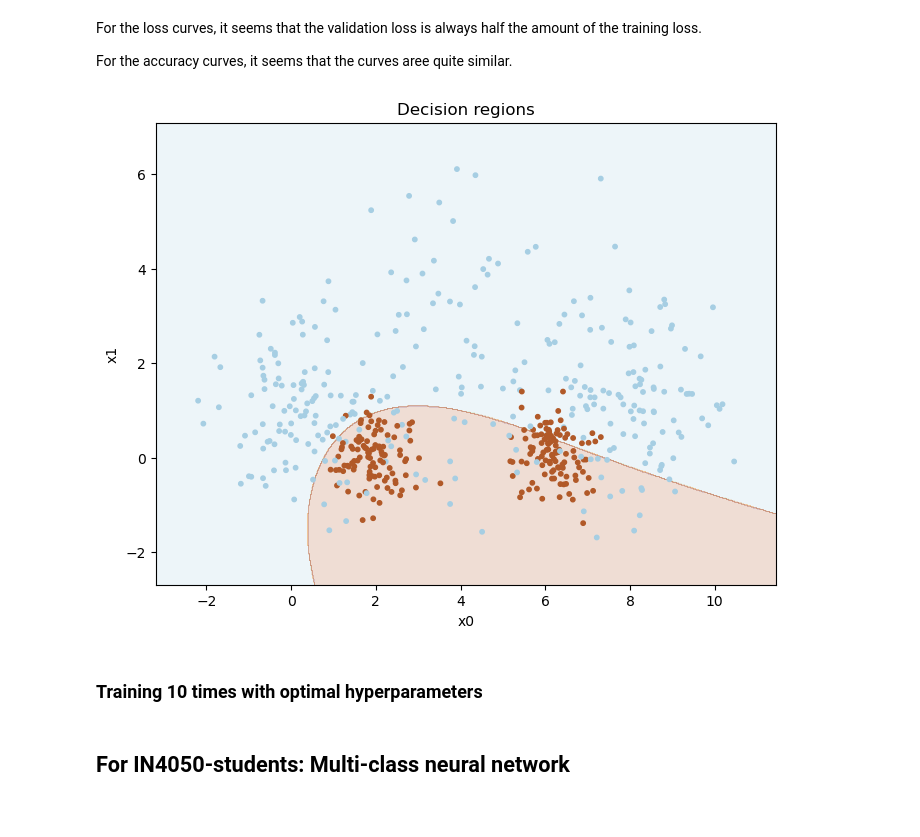
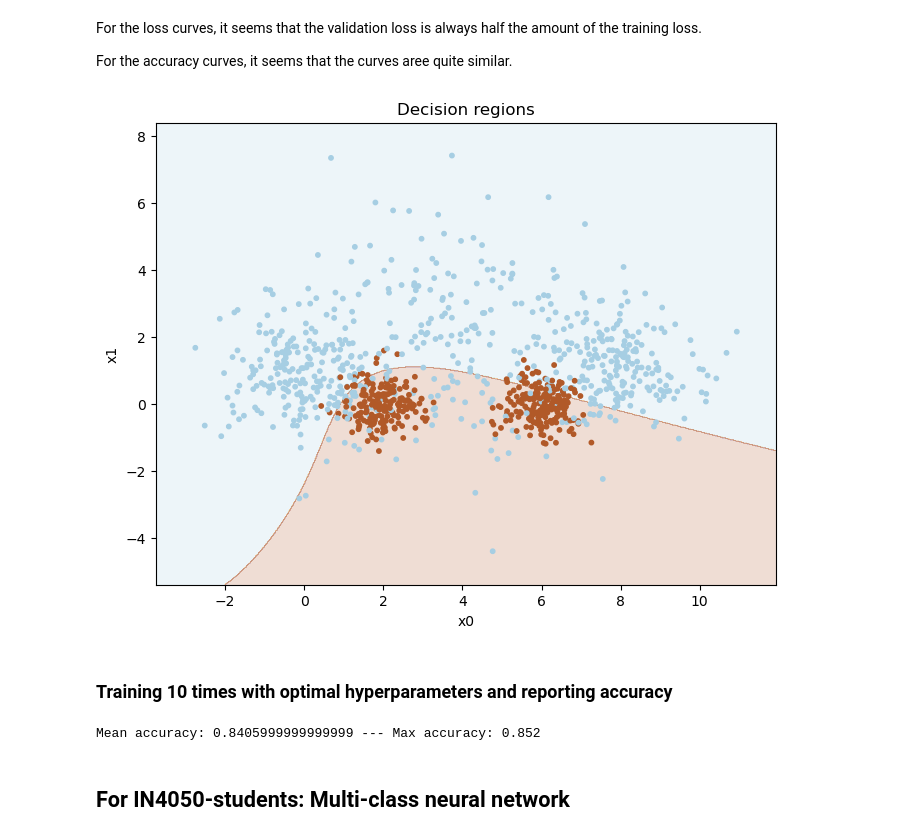
Before and after one commit to chrelerner/UiO-IN3050, a Jupyter notebook: in3050_in4050_2023_assignment_2/in3050_in4050_2023_assignment_2.ipynb, the cells around one changed output. Drawn from its saved outputs; the diff is of its cells as text; code cells hidden in the pictures.

```diff
--- a/in3050_in4050_2023_assignment_2/in3050_in4050_2023_assignment_2.ipynb
+++ b/in3050_in4050_2023_assignment_2/in3050_in4050_2023_assignment_2.ipynb
@@ -1052,15 +1050,6 @@ class MLPBinaryLinRegClass(NumpyClassifier):
         forw = self.forward(Z)[1]
         score= forw[:, 0]
         return score
-
-    # Code written by myself
-    def MSE(self, X, t):
-        N = X.shape[0]
-        y = self.predict(X)
-
-        error = t - y
-        mean_squared_error = (1/N) * error.T @ error
-        return mean_squared_error
 # %% [markdown]
 ## Improving the classifier
 You should now make changes to the classifier similarly to what you did with the logistic regression classifier in part 1.
@@ -1088,24 +1077,10 @@ epochs = 100000
 eta_start = 0.001
 dim_hidden_start = 6
 
-list_of_tols = []
-list_of_accuracies = []
-
 for tol in [500, 50, 5, 0.5, 0.05, 0.005, 0.0005, 0.00005]:
     cl_tune = MLPBinaryLinRegClass(dim_hidden=dim_hidden_start)
     cl_tune.fit(X_train, t2_train, eta=eta_start, epochs=epochs,
                 X_val=X_val, t_val=t2_val, tol=tol, n_epochs_no_update = 100)
-    list_of_tols.append(tol)
-    list_of_accuracies.append(accuracy(cl_tune.predict(X_val_scaled), t2_val))
     print("Learning rate: {:7}  tol: {:7}  dim_hidden: {:3}  Accuracy: {} no_epochs: {}".format(
         eta_start, tol, dim_hidden_start, accuracy(cl_tune.predict(X_val_scaled), t2_val), cl_tune.number_of_epochs))
-
-best_index = 0
-best_accuracy = 0
-for i in range(0, len(list_of_accuracies)):
-    acc = list_of_accuracies[i]
-    if acc > best_accuracy:
-        best_accuracy = acc
-        best_index = i
-print(f"\nBest tol = {list_of_tols[best_index]}")
 # %% [output]
@@ -1274,11 +1251,32 @@ For the loss curves, it seems that the validation loss is always half the amount
 
 For the accuracy curves, it seems that the curves aree quite similar.
 # %%
-plot_decision_regions(X_val, t2_val, cl_mlp)
+plot_decision_regions(X_train, t2_train, cl_mlp)
 # %% [output]
-[figure, old version]
+[figure, new version]
 # %% [markdown]
-### Training 10 times with optimal hyperparameters
+### Training 10 times with optimal hyperparameters and reporting accuracy
+# %%
+epochs = 100000
+eta = 0.0001
+tol = 0.5
+dim_hidden = 36
+
+list_of_accuracies = []
+
+for i in range(0, 10):
+    cl_mlp = MLPBinaryLinRegClass(dim_hidden=dim_hidden)
+    cl_mlp.fit(X_train, t2_train, eta=eta, epochs=epochs,
+                X_val=X_val, t_val=t2_val, tol=tol, n_epochs_no_update = 100)
+
+    list_of_accuracies.append(accuracy(cl_mlp.predict(X_val), t2_val))
+
+mean_accuracy = sum(list_of_accuracies) / len(list_of_accuracies)
+max_accuracy = max(list_of_accuracies)
+
+print(f"Mean accuracy: {mean_accuracy} --- Max accuracy: {max_accuracy}")
+# %% [output]
+Mean accuracy: 0.8405999999999999 --- Max accuracy: 0.852
 # %% [markdown]
 ## For IN4050-students: Multi-class neural network
 # %% [markdown]
```
Also changed, not shown: parts of 17 cells of this notebook.
